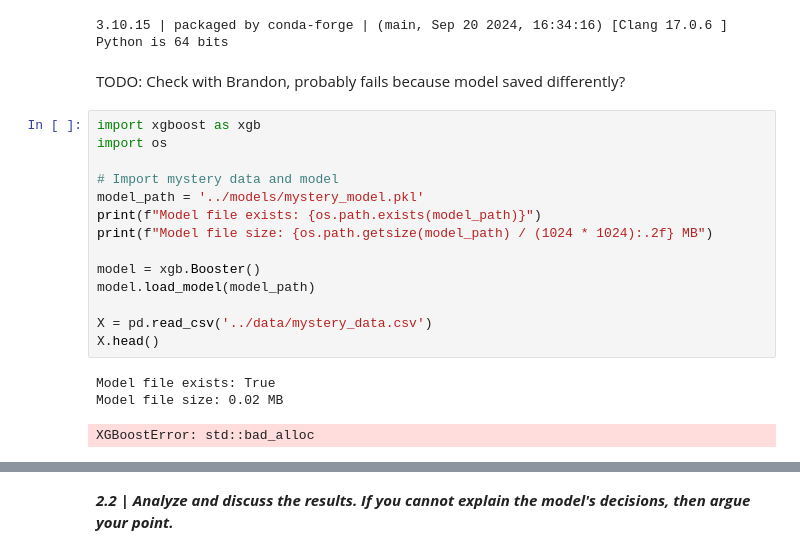
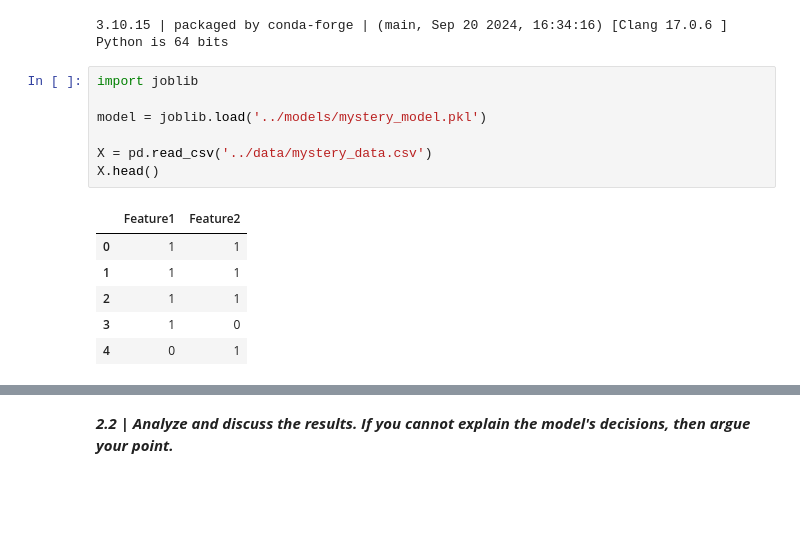
Before and after one commit to yvokeller/xai, a Jupyter notebook: notebooks/LO1_tabular.ipynb, the cells around one changed output, grey strips where cells are left out. Drawn from its saved outputs; the diff is of its cells as text; blank space fills up the shorter version.

```diff
--- a/notebooks/LO1_tabular.ipynb
+++ b/notebooks/LO1_tabular.ipynb
@@ -168,26 +168,20 @@ print(f"Python is {8 * struct.calcsize('P')} bits")
 # %% [output]
 3.10.15 | packaged by conda-forge | (main, Sep 20 2024, 16:34:16) [Clang 17.0.6 ]
 Python is 64 bits
-# %% [markdown]
-TODO: Check with Brandon, probably fails because model saved differently?
-# %%
-import xgboost as xgb
-import os
-
-# Import mystery data and model
-model_path = '../models/mystery_model.pkl'
-print(f"Model file exists: {os.path.exists(model_path)}")
-print(f"Model file size: {os.path.getsize(model_path) / (1024 * 1024):.2f} MB")
-
-model = xgb.Booster()
-model.load_model(model_path)
-
-X = pd.read_csv('../data/mystery_data.csv')
-X.head()
-# %% [output]
-Model file exists: True
-Model file size: 0.02 MB
-XGBoostError: std::bad_alloc
+# %%
+import joblib
+
+model = joblib.load('../models/mystery_model.pkl')
+
+X = pd.read_csv('../data/mystery_data.csv')
+X.head()
+# %% [output]
+|  | Feature1 | Feature2 |
+| 0 | 1 | 1 |
+| 1 | 1 | 1 |
+| 2 | 1 | 1 |
+| 3 | 1 | 0 |
+| 4 | 0 | 1 |
 # %%
 # YOUR CODE HERE
 plot_ice(X, model, 'Feature1', centered=True, pdp=True)
```
Also changed, not shown: parts of 1 cell of this notebook, 4 other files.
